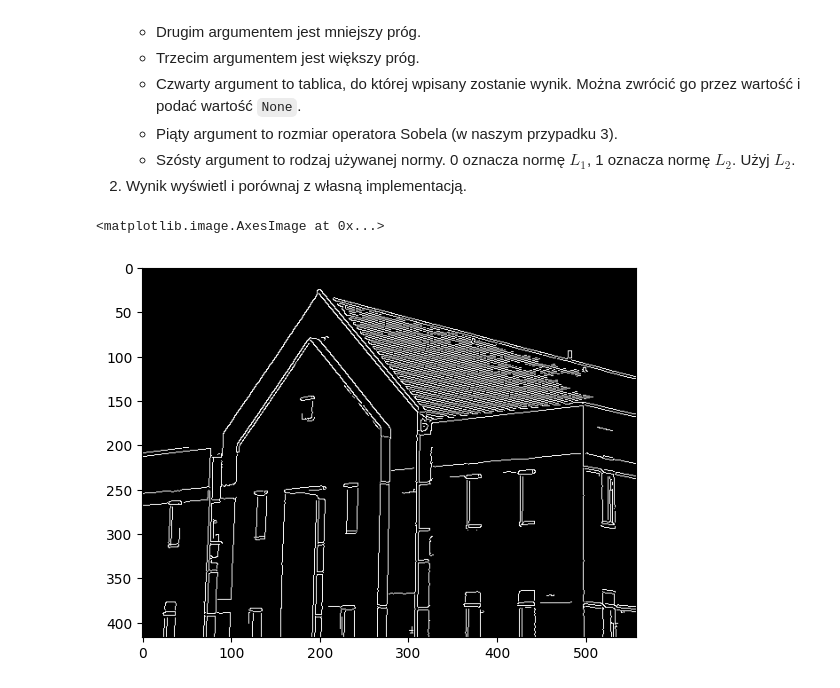
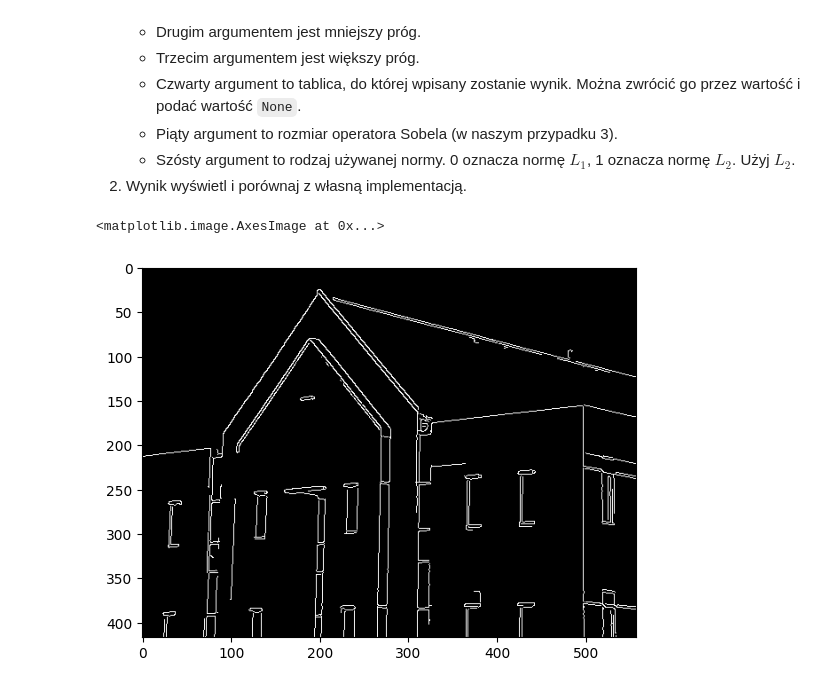
Before and after one commit to bartex-bartex/POC, a Jupyter notebook: lab9/09_Canny.ipynb, the cells around one changed output. Drawn from its saved outputs; the diff is of its cells as text; code cells hidden in the pictures.

```diff
--- a/lab9/09_Canny.ipynb
+++ b/lab9/09_Canny.ipynb
@@ -304,11 +304,11 @@ plt.imshow(res, cmap='gray')
     0 oznacza normę $L_1$, 1 oznacza normę $L_2$. Użyj $L_2$.
 2. Wynik wyświetl i porównaj z własną implementacją.
 # %%
-house_gauss = cv2.GaussianBlur(house, (3, 3), 100)
+house_gauss = cv2.GaussianBlur(house, (3, 3), 0)
 
-house_canny = cv2.Canny(house_gauss, 50, 100, None, 3, 1)
+house_canny = cv2.Canny(house_gauss, 100, 200, None, 3, 1)
 
 plt.imshow(house_canny, cmap='gray')
 # %% [output]
 <matplotlib.image.AxesImage at 0x...>
-[figure, old version]
+[figure, new version]
```
Also changed, not shown: parts of 2 cells of this notebook, 14 other files.
